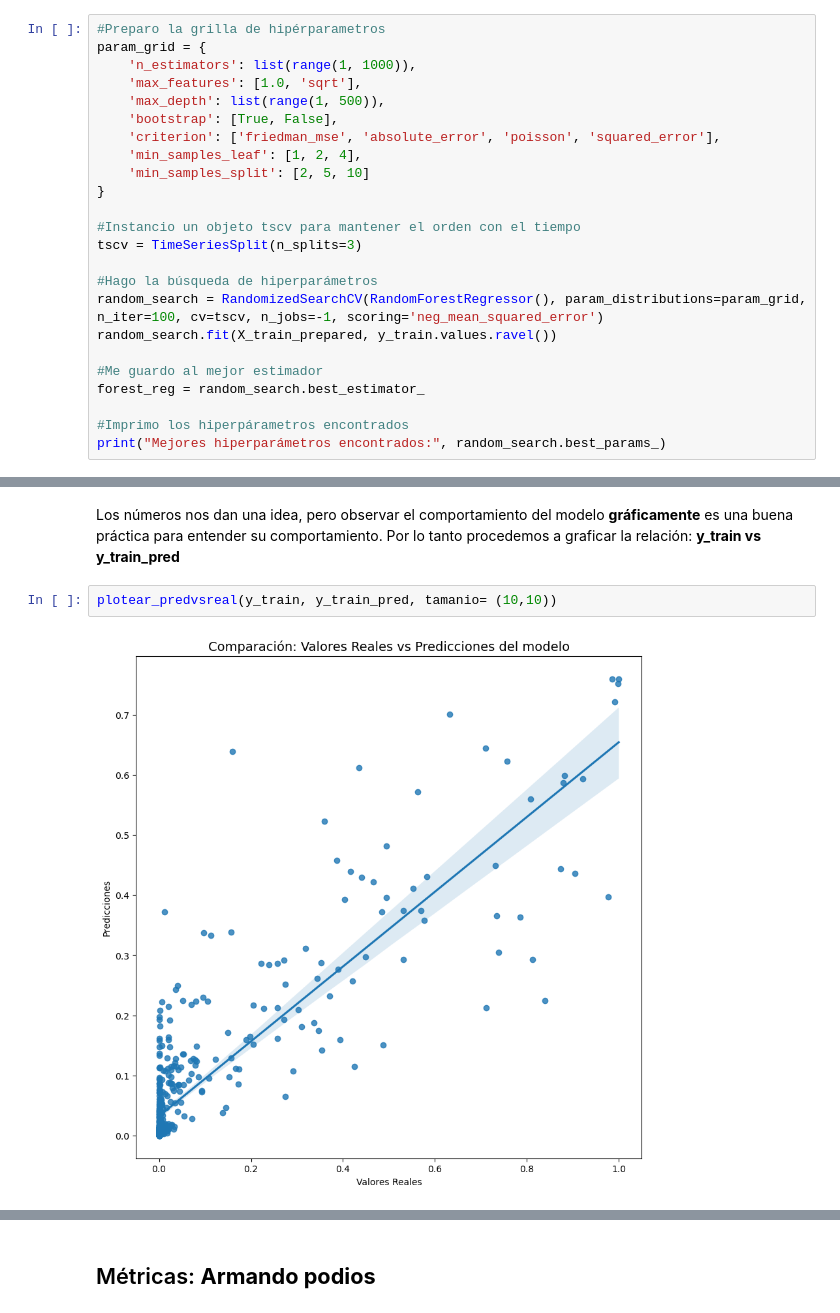
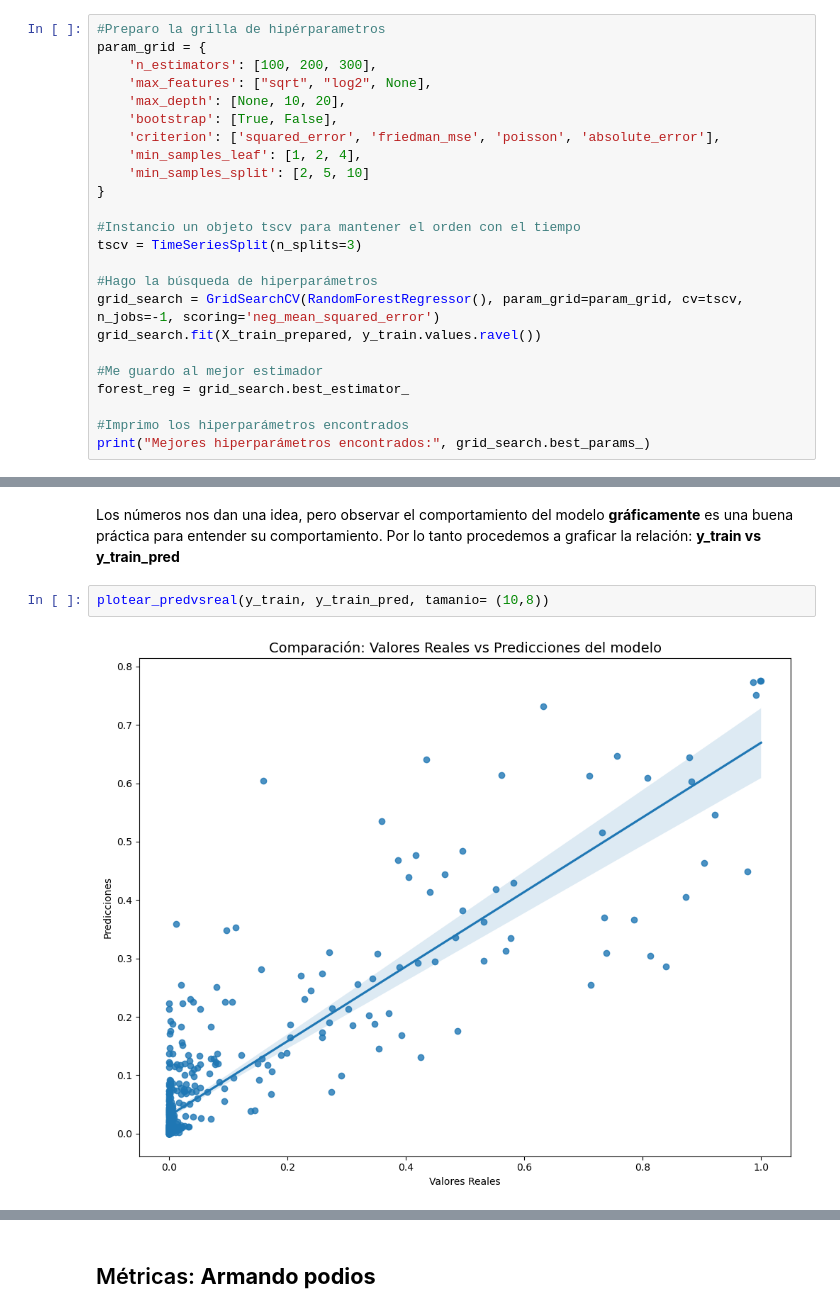
Before and after one commit to Gerardo1909/proyecto_nba_mvp, a Jupyter notebook: notebooks/3_modelado.ipynb, the cells around one changed output, grey strips where cells are left out. Drawn from its saved outputs; the diff is of its cells as text.

```diff
--- a/notebooks/3_modelado.ipynb
+++ b/notebooks/3_modelado.ipynb
@@ -46,11 +50,11 @@ Usaremos **RandomizedSearchCV** para la búsqueda hiperparámetros, en principio
 # %%
 #Preparo la grilla de hipérparametros
 param_grid = {
-    'n_estimators': list(range(1, 1000)),
-    'max_features': [1.0, 'sqrt'],
-    'max_depth': list(range(1, 500)),
+    'n_estimators': [100, 200, 300],
+    'max_features': ["sqrt", "log2", None],
+    'max_depth': [None, 10, 20],
     'bootstrap': [True, False],
-    'criterion': ['friedman_mse', 'absolute_error', 'poisson', 'squared_error'],
+    'criterion': ['squared_error', 'friedman_mse', 'poisson', 'absolute_error'],
     'min_samples_leaf': [1, 2, 4],
     'min_samples_split': [2, 5, 10]
 }
@@ -59,12 +63,12 @@ param_grid = {
 tscv = TimeSeriesSplit(n_splits=3)
 
 #Hago la búsqueda de hiperparámetros
-random_search = RandomizedSearchCV(RandomForestRegressor(), param_distributions=param_grid, n_iter=100, cv=tscv, n_jobs=-1, scoring='neg_mean_squared_error')
-random_search.fit(X_train_prepared, y_train.values.ravel())
+grid_search = GridSearchCV(RandomForestRegressor(), param_grid=param_grid, cv=tscv, n_jobs=-1, scoring='neg_mean_squared_error')
+grid_search.fit(X_train_prepared, y_train.values.ravel())
 
 #Me guardo al mejor estimador
-forest_reg = random_search.best_estimator_
+forest_reg = grid_search.best_estimator_
 
-#Imprimo los hiperpárametros encontrados
-print("Mejores hiperparámetros encontrados:", random_search.best_params_)
+#Imprimo los hiperparámetros encontrados
+print("Mejores hiperparámetros encontrados:", grid_search.best_params_)
 # %% [output]
@@ -116,6 +100,6 @@ calcular_importancia(set_entrenamiento= X_train, modelo= forest_reg)
 Los números nos dan una idea, pero observar el comportamiento del modelo **gráficamente** es una buena práctica para entender su comportamiento. Por lo tanto
 procedemos a graficar la relación: **y_train vs y_train_pred**
 # %%
-plotear_predvsreal(y_train, y_train_pred, tamanio= (10,10))
+plotear_predvsreal(y_train, y_train_pred, tamanio= (10,8))
 # %% [output]
-[figure, old version]
+[figure, new version]
```
Also changed, not shown: parts of 20 cells of this notebook, 4 other files.
